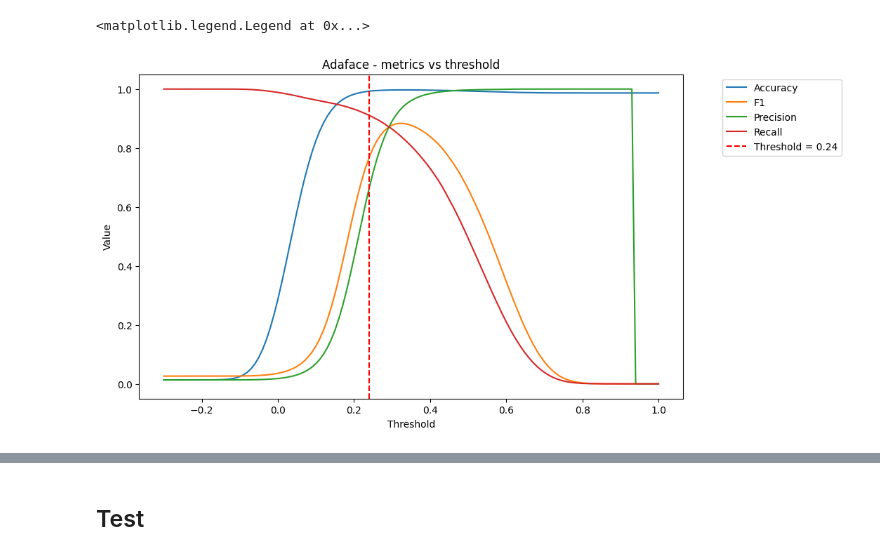
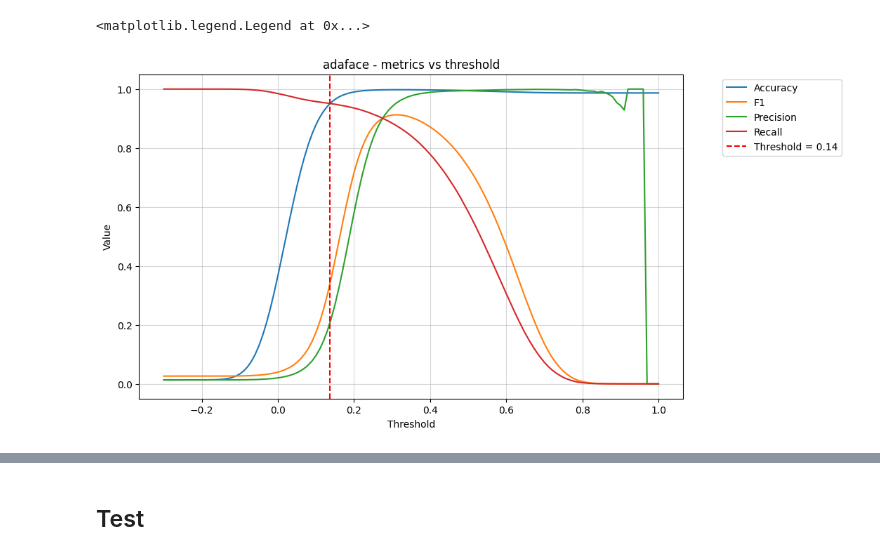
Before and after one commit to xizula/FIQA, a Jupyter notebook: notebooks/base_model/adaface.ipynb, the cells around one changed output, grey strips where cells are left out. Drawn from its saved outputs; the diff is of its cells as text; code cells hidden in the pictures.

```diff
--- a/notebooks/base_model/adaface.ipynb
+++ b/notebooks/base_model/adaface.ipynb
@@ -87,0 +82,2 @@ Precision is ill-defined and being set to 0.0 due to no predicted samples. Use `
+# %%
+threshold, eer = calculate_eer(thresholds, fars, frrs)
@@ -88,14 +126,15 @@ Precision is ill-defined and being set to 0.0 due to no predicted samples. Use `
 # %%
 plt.figure(figsize=(10, 6))
 plt.plot(thresholds, accs, label='Accuracy')
 plt.plot(thresholds, f1s, label='F1')
 plt.plot(thresholds, precs, label='Precision')
 plt.plot(thresholds, recs, label='Recall')
-plt.axvline(x=0.24, color='r', linestyle='--', label='Threshold = 0.24')
-plt.title('Adaface - metrics vs threshold')
+plt.axvline(x=threshold, color='r', linestyle='--', label=f'Threshold = {threshold:.2f}')
+plt.title('adaface - metrics vs threshold')
 plt.xlabel('Threshold')
 plt.ylabel('Value')
+plt.grid(alpha=0.5)
 plt.legend(loc='upper right', bbox_to_anchor=(1.3, 1))
 # %% [output]
 <matplotlib.legend.Legend at 0x...>
-[figure, old version]
+[figure, new version]
```
Also changed, not shown: parts of 33 cells of this notebook, 25 other files.
